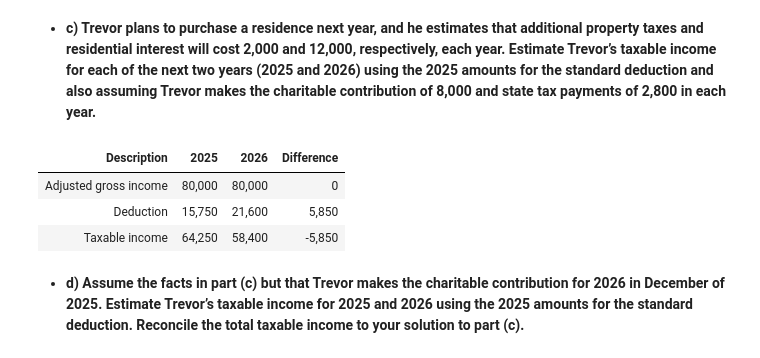
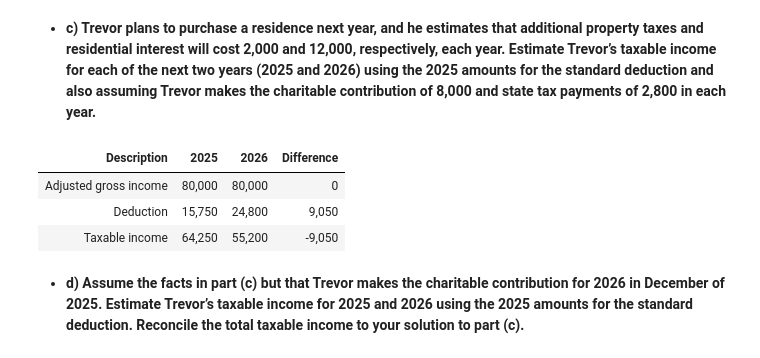
Before and after one commit to ekmartinez/Federal_Taxation, a Jupyter notebook: 05_Individual_Deductions/05_Individual_Deductions_Exercises.ipynb, the cells around one changed output. Cells and saved outputs as stored; diff of their text form; code cells hidden in the pictures.

```diff
--- a/05_Individual_Deductions/05_Individual_Deductions_Exercises.ipynb
+++ b/05_Individual_Deductions/05_Individual_Deductions_Exercises.ipynb
@@ -1174,38 +1174,40 @@ display(HTML(estimates_2_df.to_html(index=False)))
 salary = 80000
 state_taxes = 2800
 property_taxes = 2000
 mortgage_interest = 12000
-charitable_contributions = 8000 * .60
+cash_contributions = 8000
+cash_limit = salary * .60
+charitable_contribution = min(cash_contribution, cash_limit)
 
 # 2025
-itemized_deductions_2025 = state_taxes + charitable_contributions
+itemized_deductions_2025 = state_taxes + charitable_contribution
 tax_2025 = OrdinaryIncomeTax(status, age, salary, 0, itemized_deductions_2025, 0).calculate_tax()
 taxable_income_2025 = tax_2025["taxable_income"]
 deduction_2025 = tax_2025["deduction"]
 
 # 2026
-itemized_deductions_2026 = state_taxes + property_taxes + mortgage_interest + charitable_contributions
+itemized_deductions_2026 = state_taxes + property_taxes + mortgage_interest + charitable_contribution
 tax_2026 = OrdinaryIncomeTax(status, age, salary, 0, itemized_deductions_2026, 0).calculate_tax()
 taxable_income_2026 = tax_2026["taxable_income"]
 deduction_2026 = tax_2026["deduction"]
 
 estimates_3 = {
     "Description" : ["Adjusted gross income", "Deduction", "Taxable income"],
     "2025" : [salary, deduction_2025, taxable_income_2025],
     "2026" : [salary, deduction_2026, taxable_income_2026],
 }
 
 estimates_3_df = pd.DataFrame(estimates_3)
 estimates_3_df["Difference"] = estimates_3_df["2026"] - estimates_3_df["2025"]
 estimates_3_df["2025"] = estimates_3_df["2025"].map("{:,.0f}".format)
 estimates_3_df["2026"] = estimates_3_df["2026"].map("{:,.0f}".format)
 estimates_3_df["Difference"] = estimates_3_df["Difference"].map("{:,.0f}".format)
 display(HTML(estimates_3_df.to_html(index=False)))
 # %% [output]
 | Description | 2025 | 2026 | Difference |
 | Adjusted gross income | 80,000 | 80,000 | 0 |
-| Deduction | 15,750 | 21,600 | 5,850 |
-| Taxable income | 64,250 | 58,400 | -5,850 |
+| Deduction | 15,750 | 24,800 | 9,050 |
+| Taxable income | 64,250 | 55,200 | -9,050 |
 # %% [markdown]
 - **d) Assume the facts in part (c) but that Trevor makes the charitable contribution for 2026 in December of 2025. Estimate Trevor’s taxable income for 2025 and 2026 using the 2025 amounts for the standard deduction. Reconcile the total taxable income to your solution to part (c).**
 # %%
```
Also changed, not shown: parts of 1 cell of this notebook.
